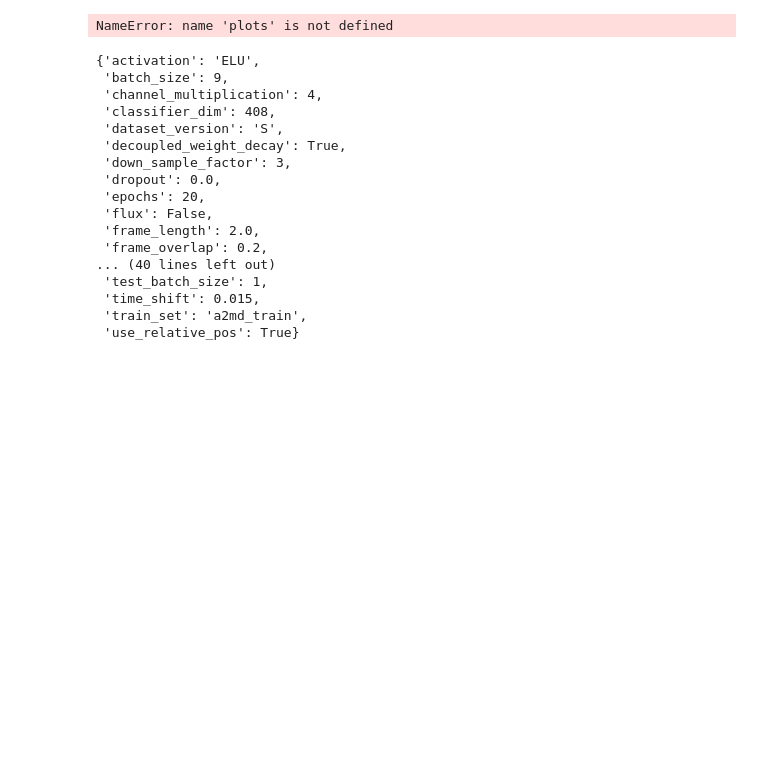
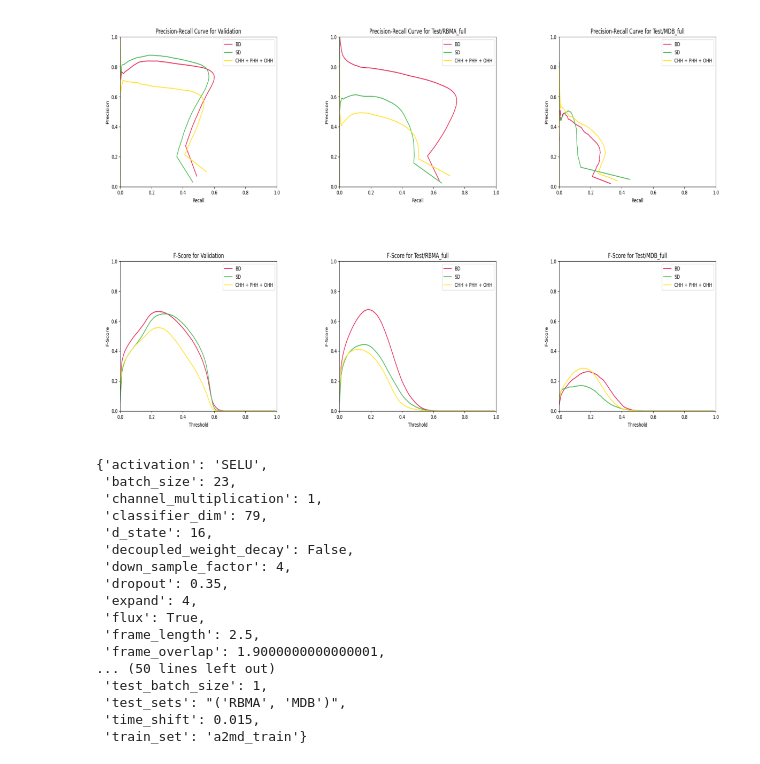
Before and after one commit to MarcelLieb/Automatic-Drum-Transcription, a Jupyter notebook: evaluate_experiments.ipynb, the cells around one changed output. Saved outputs shown, nothing was run; the diff lists cells and outputs as text; code cells hidden in the pictures; blank space fills up the shorter version.

Commit message:
full evaluation framework

```diff
--- a/evaluate_experiments.ipynb
+++ b/evaluate_experiments.ipynb
@@ -64,0 +100,2 @@ params = pd.DataFrame(params)
+# %%
+scores = pl.from_pandas(scalars, nan_to_null=True)
@@ -64,0 +131,2 @@ params = pd.DataFrame(params)
+# %%
+logs_no_pivot = SummaryReader(log_dir, pivot=False, extra_columns={'dir_name'})
@@ -65,15 +211,4 @@ params = pd.DataFrame(params)
 # %%
-params = pl.from_pandas(params, nan_to_null=True)
-scores = pl.from_pandas(logs.scalars, nan_to_null=True)
-hparams = params.join(scores.select(pl.col("F-Score", "dir_name")), on='dir_name', how='inner')
-hparams = hparams.select(pl.all().exclude("dir_name"), pl.col("dir_name").str.split("/").list.first())
-
-# Convert plots
-images = logs_no_pivot.images
-size = np.array(images.iloc[0]["value"].shape)
-images["value"] = images["value"].apply(lambda x: x.flatten())
-plots = pl.from_pandas(images, nan_to_null=True)
-num_rows = plots.shape[0]
-plots = plots.select(pl.col("dir_name"), pl.col("step"), pl.col("tag"),
-                     pl.col("value").reshape(tuple([num_rows, *size]), pl.Array).alias("value"))
-plots = plots.pivot(values=["value"], columns=["tag"], index=["step", "dir_name"])
+plots = plots.unique(subset=["dir_name", "step", "tag"], keep="none").collect()
+plots = plots.pivot(values=["value"], on=["tag"], index=["dir_name", "step"])
+plots = plots.sort("dir_name", "step")
@@ -81,0 +222,4 @@ ModuleNotFoundError: No module named 'tensorflow'. Please install 'tensorflow' o
+# %%
+hparams = pl.scan_parquet("./processed/hparams.parquet")
+scalars = pl.scan_parquet("./processed/scores.parquet")
+plots = pl.scan_parquet("./processed/plots_png_pivot.parquet")
@@ -271,6 +281,17 @@ shape: (172, 23)
 # %%
 best = unique.select("dir_name").row(0)[0]
 history = get_history(best)
-pr_curve = history.select(pl.col("Validation/PR-Curve/")).row(-1)[0]
+tags = ["Validation/PR-Curve/" ,"Test/RBMA_full/PR-Curve/", "Test/MDB_full/PR-Curve/", "Validation/Threshold-Curve/", "Test/RBMA_full/Threshold-Curve/", "Test/MDB_full/Threshold-Curve/"]
+curves = []
+for tag in tags:
+    curves.append(history.select(pl.col(tag)).filter(pl.all().is_not_null()).row(-1)[0])
+# Show Curves in a grid
+fig, axs = plt.subplots(2, 3, figsize=(15, 10))
+for i, ax in enumerate(axs.flat):
+    ax.imshow(curves[i])
+    ax.axis("off")
+    # reduce spacing
+    ax.margins(0)
+    ax.axis("tight")
 # %% [output]
-NameError: name 'plots' is not defined
+[figure, added]
@@ -286,23 +304,23 @@ def get_model_dict(unique: pl.DataFrame, identical: pl.DataFrame) -> dict:
 # %%
 get_model_dict(unique, identical)[0]
 # %% [output]
-{'activation': 'ELU',
- 'batch_size': 9,
- 'channel_multiplication': 4,
- 'classifier_dim': 408,
- 'dataset_version': 'S',
- 'decoupled_weight_decay': True,
- 'down_sample_factor': 3,
- 'dropout': 0.0,
- 'epochs': 20,
- 'flux': False,
- 'frame_length': 2.0,
- 'frame_overlap': 0.2,
-... (40 lines left out)
+{'activation': 'SELU',
+ 'batch_size': 23,
+ 'channel_multiplication': 1,
+ 'classifier_dim': 79,
+ 'd_state': 16,
+ 'decoupled_weight_decay': False,
+ 'down_sample_factor': 4,
+ 'dropout': 0.35,
+ 'expand': 4,
+ 'flux': True,
+ 'frame_length': 2.5,
+ 'frame_overlap': 1.9000000000000001,
+... (50 lines left out)
  'test_batch_size': 1,
+ 'test_sets': "('RBMA', 'MDB')",
  'time_shift': 0.015,
- 'train_set': 'a2md_train',
- 'use_relative_pos': True}
+ 'train_set': 'a2md_train'}
 # %%
 # Get Value
 params.loc[params["dir_name"].str.contains(best)][["full_length_test"]]
```
Also changed, not shown: parts of 53 cells of this notebook.
